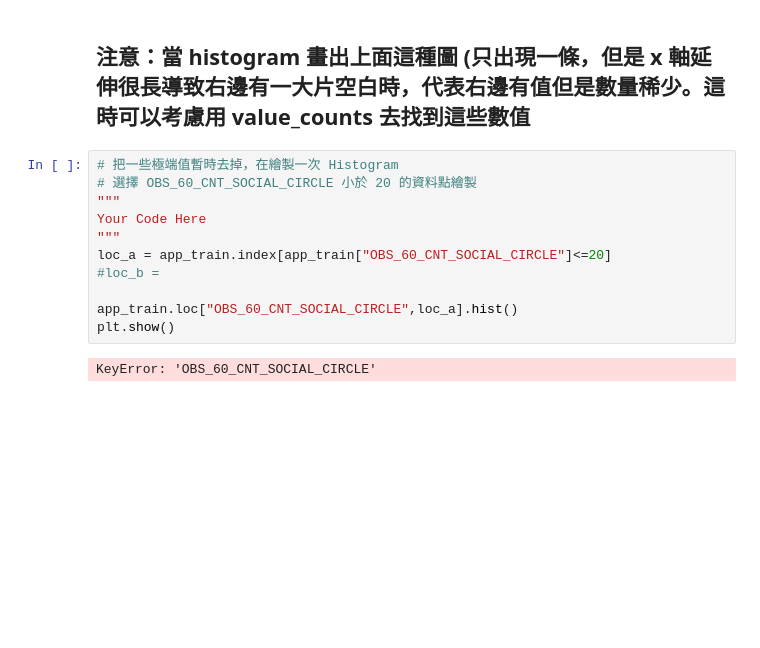
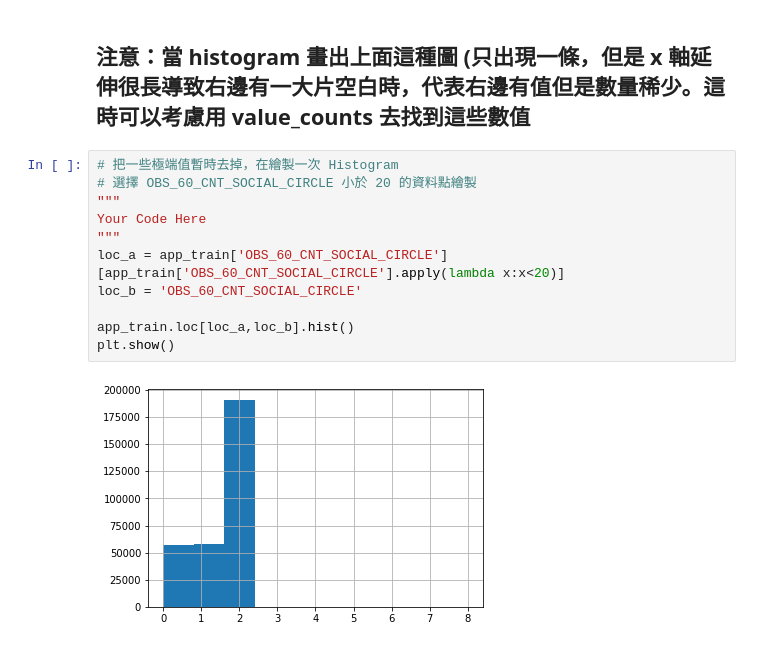
Before and after one commit to peichunhuang-1/4th-ML100Days, a Jupyter notebook: homework/Day_009_HW.ipynb, the cells around one changed output. Drawn from its saved outputs; the diff is of its cells as text; blank space fills up the shorter version.

```diff
--- a/homework/Day_009_HW.ipynb
+++ b/homework/Day_009_HW.ipynb
@@ -219,13 +231,13 @@ Name: OBS_60_CNT_SOCIAL_CIRCLE, dtype: int64
 # %%
 # 把一些極端值暫時去掉，在繪製一次 Histogram
 # 選擇 OBS_60_CNT_SOCIAL_CIRCLE 小於 20 的資料點繪製
 """
 Your Code Here
 """
-loc_a = app_train.index[app_train["OBS_60_CNT_SOCIAL_CIRCLE"]<=20]
-#loc_b =
+loc_a = app_train['OBS_60_CNT_SOCIAL_CIRCLE'][app_train['OBS_60_CNT_SOCIAL_CIRCLE'].apply(lambda x:x<20)]
+loc_b = 'OBS_60_CNT_SOCIAL_CIRCLE'
 
-app_train.loc["OBS_60_CNT_SOCIAL_CIRCLE",loc_a].hist()
+app_train.loc[loc_a,loc_b].hist()
 plt.show()
 # %% [output]
-KeyError: 'OBS_60_CNT_SOCIAL_CIRCLE'
+[figure, added]
```
Also changed, not shown: parts of 1 cell of this notebook, 2 other files.
